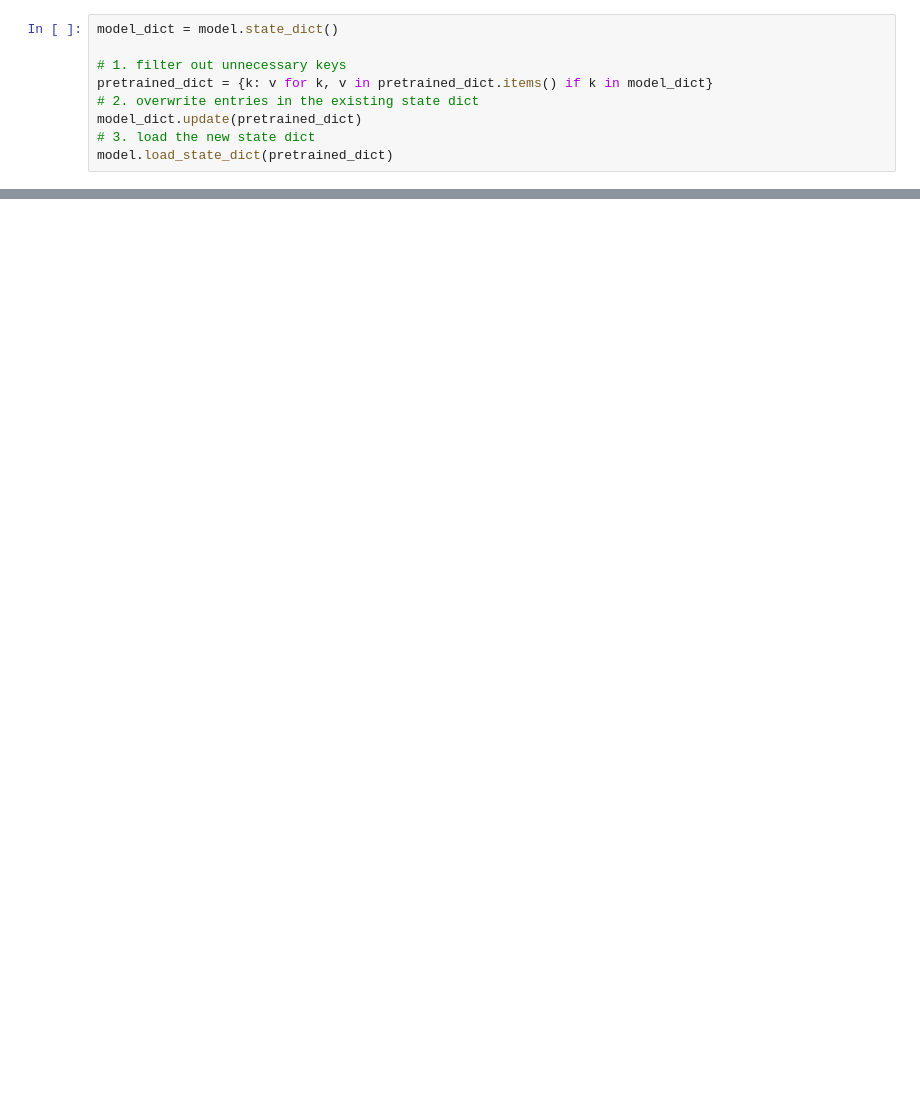
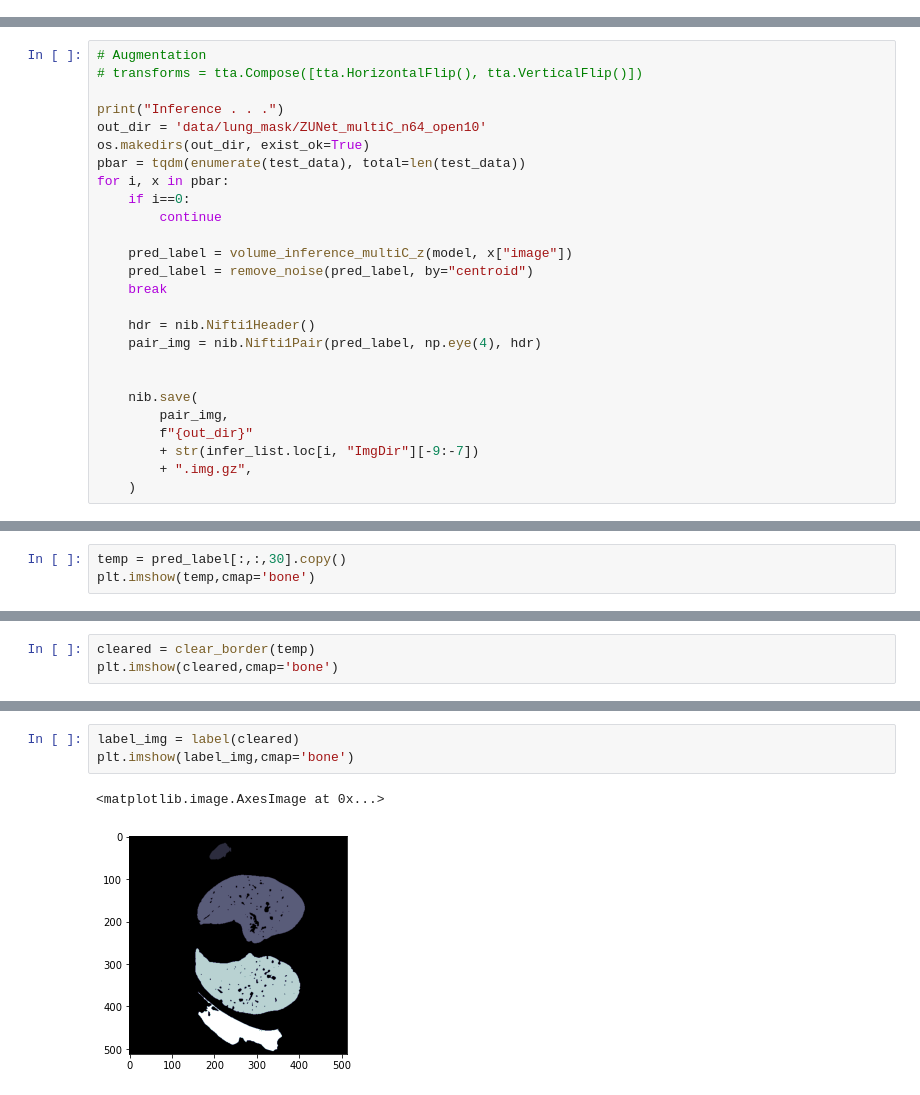
Before and after one commit to inqlee0704/silicosis, a Jupyter notebook: experiment.ipynb, the cells around one changed output, grey strips where cells are left out. Cells and saved outputs as stored; diff of their text form; blank space fills up the shorter version.

```diff
--- a/experiment.ipynb
+++ b/experiment.ipynb
@@ -35,9 +0,0 @@ out = model_encoder(input)
-# %%
-model_dict = model.state_dict()
-
-# 1. filter out unnecessary keys
-pretrained_dict = {k: v for k, v in pretrained_dict.items() if k in model_dict}
-# 2. overwrite entries in the existing state dict
-model_dict.update(pretrained_dict)
-# 3. load the new state dict
-model.load_state_dict(pretrained_dict)
@@ -45,0 +114,26 @@ torch.Size([1, 1])
+# %%
+# Augmentation
+# transforms = tta.Compose([tta.HorizontalFlip(), tta.VerticalFlip()])
+
+print("Inference . . .")
+out_dir = 'data/lung_mask/ZUNet_multiC_n64_open10'
+os.makedirs(out_dir, exist_ok=True)
+pbar = tqdm(enumerate(test_data), total=len(test_data))
+for i, x in pbar:
+    if i==0:
+        continue
+
+    pred_label = volume_inference_multiC_z(model, x["image"])
+    pred_label = remove_noise(pred_label, by="centroid")
+    break
+
+    hdr = nib.Nifti1Header()
+    pair_img = nib.Nifti1Pair(pred_label, np.eye(4), hdr)
+
+
+    nib.save(
+        pair_img,
+        f"{out_dir}"
+        + str(infer_list.loc[i, "ImgDir"][-9:-7])
+        + ".img.gz",
+    )
@@ -45,0 +147,3 @@ torch.Size([1, 1])
+# %%
+temp = pred_label[:,:,30].copy()
+plt.imshow(temp,cmap='bone')
@@ -45,0 +153,3 @@ torch.Size([1, 1])
+# %%
+cleared = clear_border(temp)
+plt.imshow(cleared,cmap='bone')
@@ -45,0 +159,6 @@ torch.Size([1, 1])
+# %%
+label_img = label(cleared)
+plt.imshow(label_img,cmap='bone')
+# %% [output]
+<matplotlib.image.AxesImage at 0x...>
+[figure, added]
```
Also changed, not shown: parts of 39 cells of this notebook, 4 other files.
